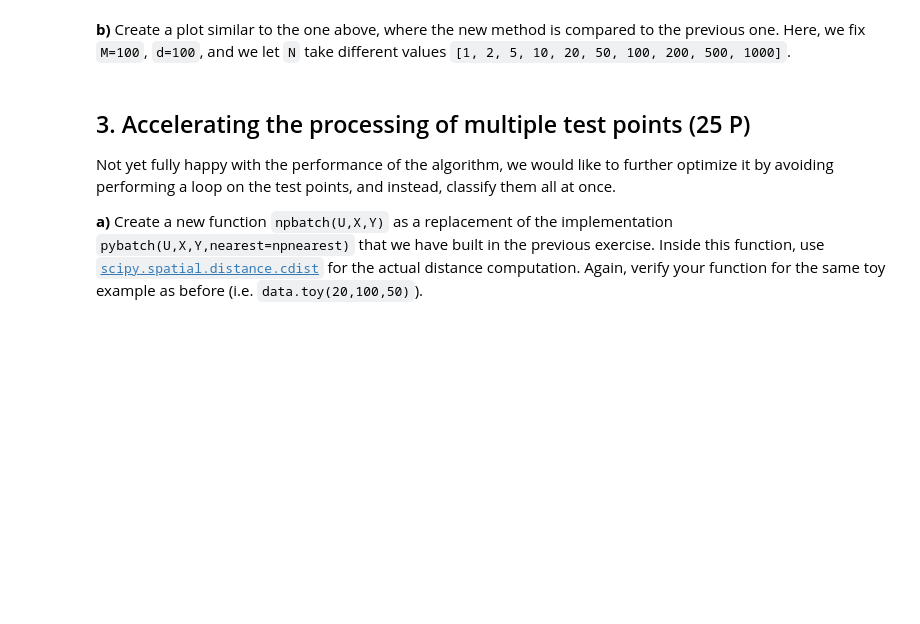
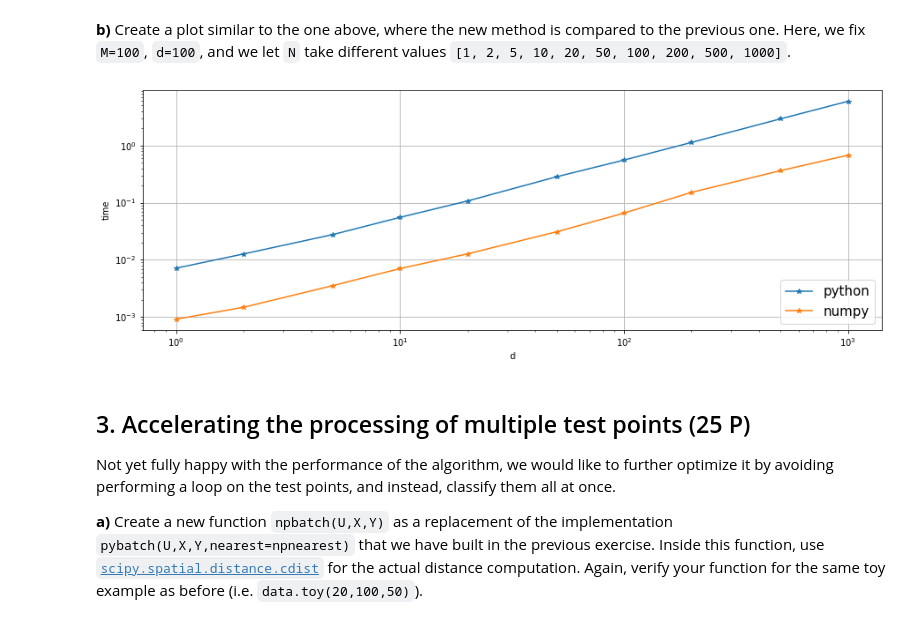
Before and after one commit to mkrcke/pythonprogramming, a Jupyter notebook: assignment2/sheet2.ipynb, the cells around one changed output. Cells and saved outputs as stored; diff of their text form; code cells hidden in the pictures; blank space fills up the shorter version.

```diff
--- a/assignment2/sheet2.ipynb
+++ b/assignment2/sheet2.ipynb
@@ -127,8 +127,8 @@ def npdistance(x1, x2):
     '''
     # >>>>> YOUR CODE HERE
     x1 = np.array(x1)
-    x2= np.array(x2)
-    return(np.sum(np.square(x1-x2)))
+    x2 = np.array(x2)
+    return(np.sum((x1-x2)**2))
 
     # <<<<< END YOUR CODE
 # %%
@@ -213,8 +210,4 @@ def npnearest(u: np.ndarray, X: np.ndarray, Y: np.ndarray, distance: 'callbale'=
     # <<<<< END YOUR CODE
-# %%
-U, X, Y = data.toy(20, 100, 50)
-u = U[0]
-npnearest(u,X,Y)
 # %%
 # Verify your function
 np.testing.assert_allclose(
@@ -230,3 +221,33 @@ raise NotImplementedError("Replace this line by your code.")
+# %%
+# >>>>> YOUR CODE HERE
+Nlist= [1, 2, 5, 10, 20, 50, 100, 200, 500, 1000]
+pylist = []
+for N in Nlist:
+    U, X, Y = data.toy(100, N, 100)
+    # get the average of three runs
+    delta = mean(timeit.repeat(lambda : pybatch(U,X,Y, distance = pydistance), number=1, repeat=3))
+    pylist.append(delta)
+nplist= []
+for N in Nlist:
+    U, X, Y = data.toy(100, N, 100)
+    # get the average of three runs
+    delta = mean(timeit.repeat(lambda : pybatch(U,X,Y, distance = npdistance), number=1, repeat=3))
+    nplist.append(delta)
+
+
+import matplotlib
+import matplotlib.pyplot as plt
+# Needed in Jupyter Notebook
+%matplotlib inline
+plt.figure(figsize=(15,5))
+plt.plot(Nlist, pylist, '-*', label = "python")
+plt.plot(Nlist, nplist, '-*', label = "numpy")
+plt.xscale('log'); plt.yscale('log'); plt.xlabel('d'); plt.ylabel('time'); plt.grid(True)
+_=plt.legend(loc='lower right', fontsize=15)
+
+# <<<<< END YOUR CODE
+# %% [output]
+[figure, added]
 # %% [markdown]
 ## 3. Accelerating the processing of multiple test points (25 P)
 
```
Also changed, not shown: parts of 6 cells of this notebook.
